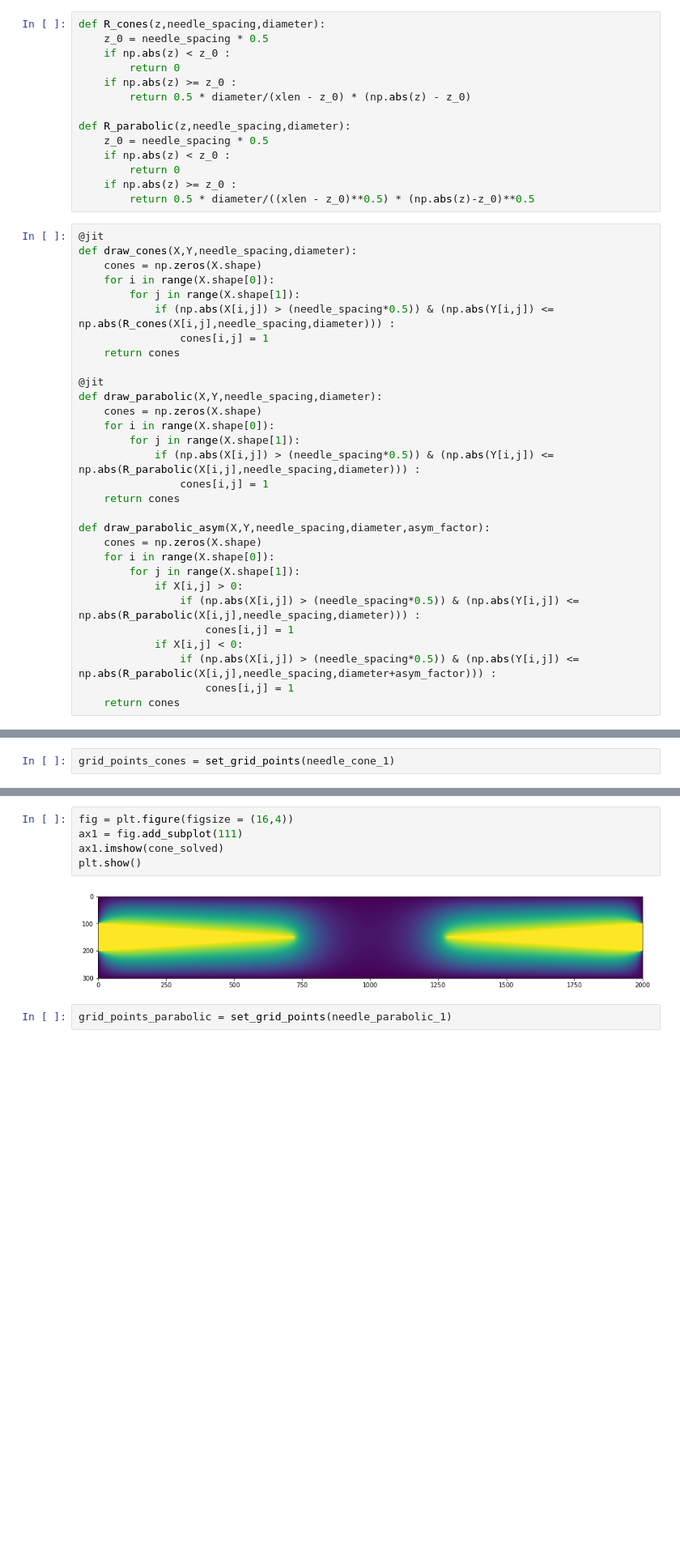
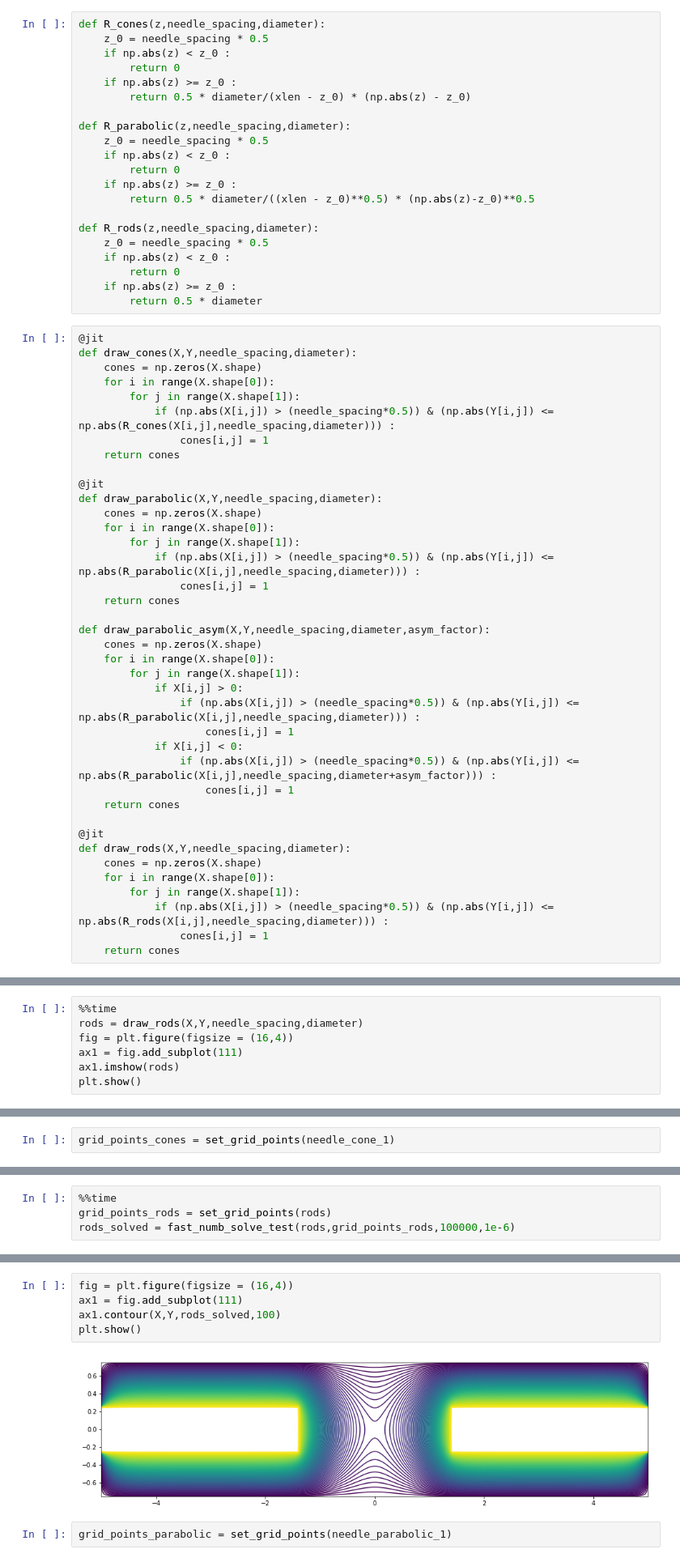
Before and after one commit to QITI/Needle_electrodes_for_ion_traps, a Jupyter notebook: data_analysis/needle_potential_simulation .ipynb, the cells around one changed output, grey strips where cells are left out. Shown at 81% size. Saved outputs shown, nothing was run; the diff lists cells and outputs as text; blank space fills up the shorter version.

Commit message:
Added simulation of needle potentials

```diff
--- a/data_analysis/needle_potential_simulation .ipynb
+++ b/data_analysis/needle_potential_simulation .ipynb
@@ -27,6 +27,13 @@ def R_parabolic(z,needle_spacing,diameter):
         return 0
     if np.abs(z) >= z_0 :
         return 0.5 * diameter/((xlen - z_0)**0.5) * (np.abs(z)-z_0)**0.5
+
+def R_rods(z,needle_spacing,diameter):
+    z_0 = needle_spacing * 0.5
+    if np.abs(z) < z_0 :
+        return 0
+    if np.abs(z) >= z_0 :
+        return 0.5 * diameter
 # %%
 @jit
 def draw_cones(X,Y,needle_spacing,diameter):
@@ -57,6 +64,15 @@ def draw_parabolic_asym(X,Y,needle_spacing,diameter,asym_factor):
                 if (np.abs(X[i,j]) > (needle_spacing*0.5)) & (np.abs(Y[i,j]) <= np.abs(R_parabolic(X[i,j],needle_spacing,diameter+asym_factor))) :
                     cones[i,j] = 1
     return cones
+
+@jit
+def draw_rods(X,Y,needle_spacing,diameter):
+    cones = np.zeros(X.shape)
+    for i in range(X.shape[0]):
+        for j in range(X.shape[1]):
+            if (np.abs(X[i,j]) > (needle_spacing*0.5)) & (np.abs(Y[i,j]) <= np.abs(R_rods(X[i,j],needle_spacing,diameter))) :
+                cones[i,j] = 1
+    return cones
 # %%
 needle_cone_1 = draw_cones(X,Y,needle_spacing,diameter)
 fig = plt.figure(figsize = (16,4))
@@ -87,0 +104,7 @@ Wall time: 4.37 s
+# %%
+%%time
+rods = draw_rods(X,Y,needle_spacing,diameter)
+fig = plt.figure(figsize = (16,4))
+ax1 = fig.add_subplot(111)
+ax1.imshow(rods)
+plt.show()
@@ -166,3 +192,7 @@ ax1.contour(X,Y,cone_solved,100)
 plt.show()
 # %% [output]
 [figure]
+# %%
+%%time
+grid_points_rods = set_grid_points(rods)
+rods_solved = fast_numb_solve_test(rods,grid_points_rods,100000,1e-6)
@@ -169,10 +203,10 @@ plt.show()
 # %%
 fig = plt.figure(figsize = (16,4))
 ax1 = fig.add_subplot(111)
-ax1.imshow(cone_solved)
+ax1.contour(X,Y,rods_solved,100)
 plt.show()
 # %% [output]
-[figure, old version]
+[figure, new version]
 # %%
 grid_points_parabolic = set_grid_points(needle_parabolic_1)
 # %%
```
Also changed, not shown: parts of 10 cells of this notebook, 1 other file.
